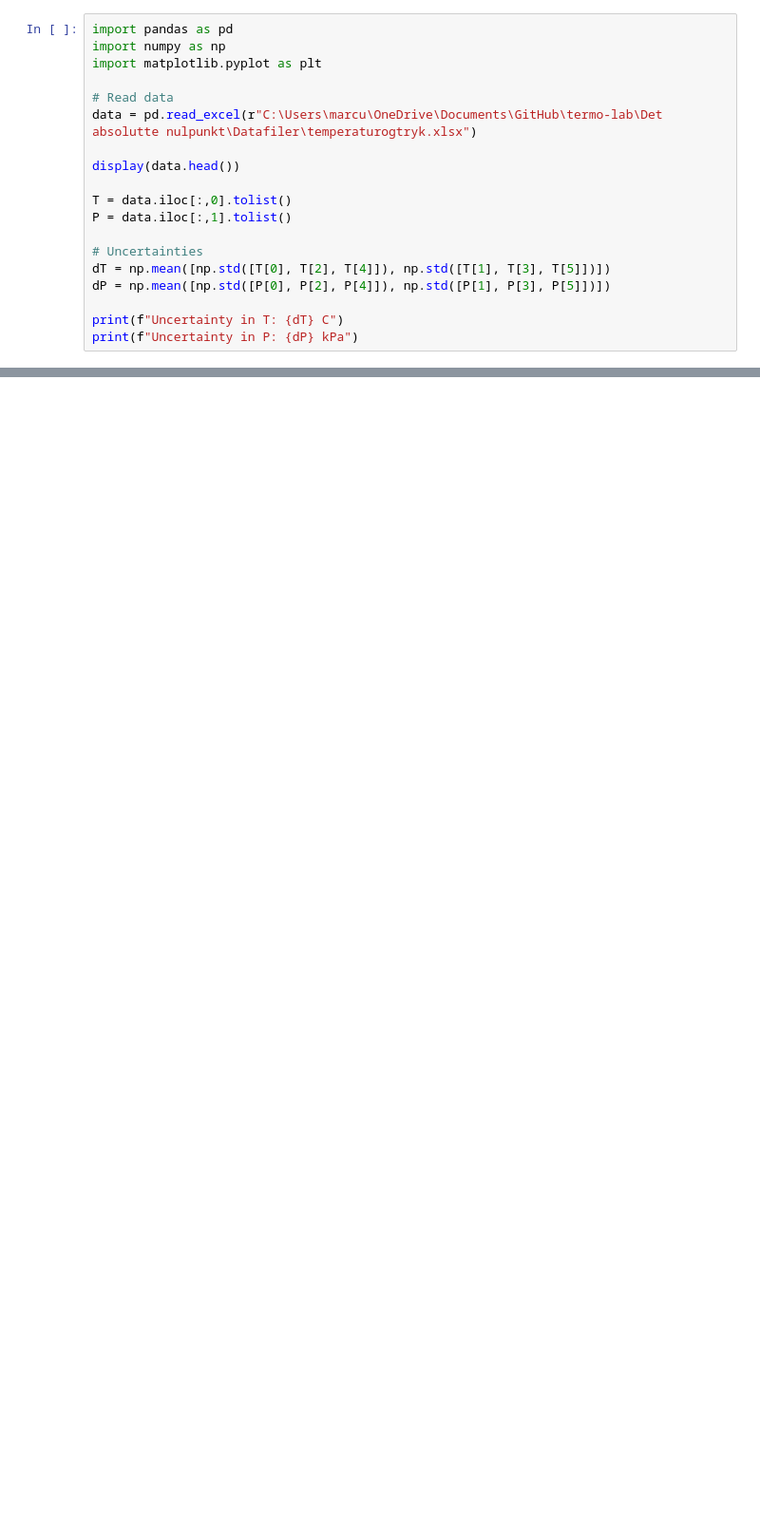
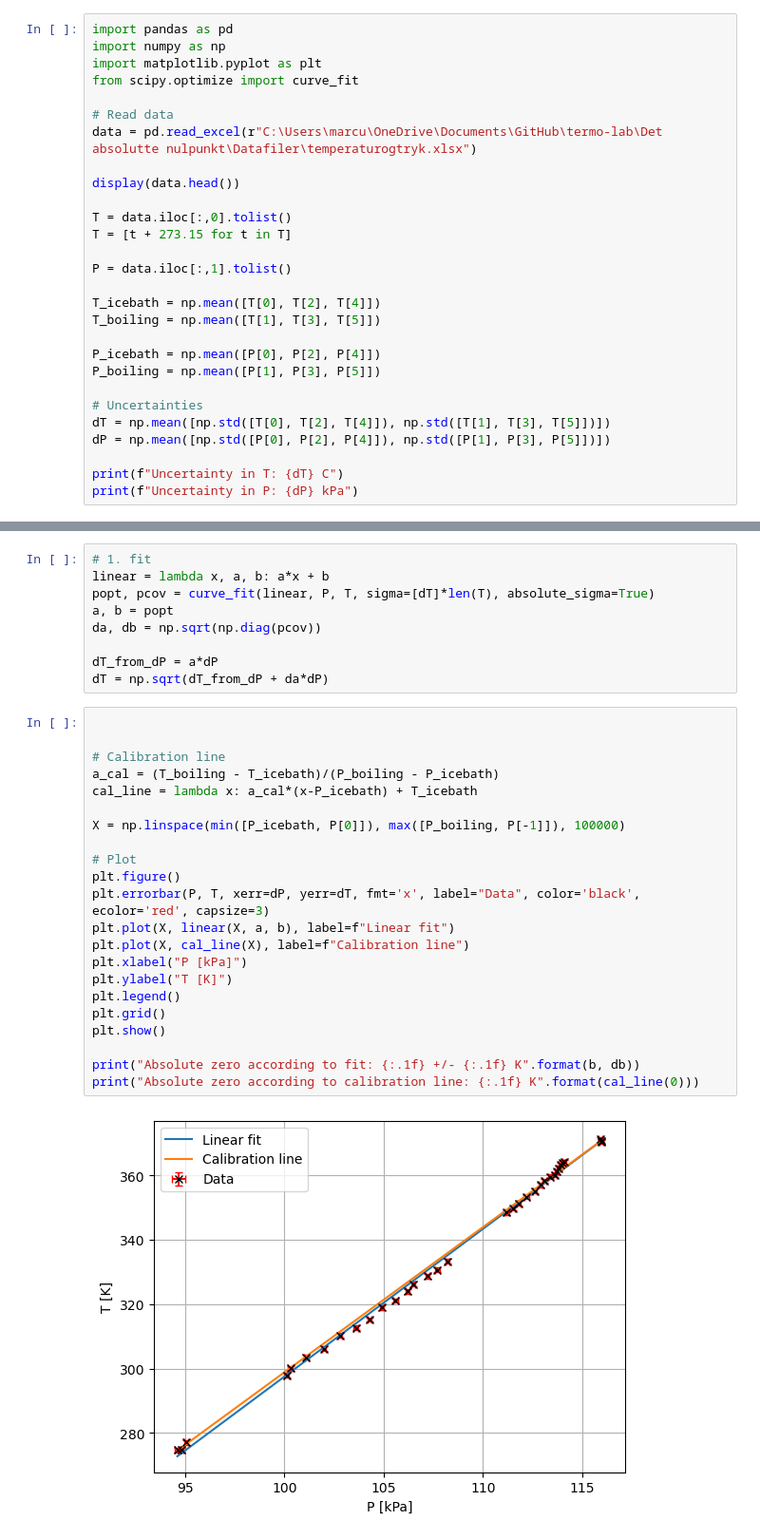
Before and after one commit to Focus9752/termo-lab, a Jupyter notebook: databehandling.ipynb, the cells around one changed output, grey strips where cells are left out. Shown at 95% size. Cells and saved outputs as stored; diff of their text form; blank space fills up the shorter version.

Commit message:
sigma er ikke din ven

```diff
--- a/databehandling.ipynb
+++ b/databehandling.ipynb
@@ -2,6 +2,7 @@
 import pandas as pd
 import numpy as np
 import matplotlib.pyplot as plt
+from scipy.optimize import curve_fit
 
 # Read data
 data = pd.read_excel(r"C:\Users\marcu\OneDrive\Documents\GitHub\termo-lab\Det absolutte nulpunkt\Datafiler\temperaturogtryk.xlsx")
@@ -9,7 +10,15 @@ data = pd.read_excel(r"C:\Users\marcu\OneDrive\Documents\GitHub\termo-lab\Det ab
 display(data.head())
 
 T = data.iloc[:,0].tolist()
+T = [t + 273.15 for t in T]
+
 P = data.iloc[:,1].tolist()
+
+T_icebath = np.mean([T[0], T[2], T[4]])
+T_boiling = np.mean([T[1], T[3], T[5]])
+
+P_icebath = np.mean([P[0], P[2], P[4]])
+P_boiling = np.mean([P[1], P[3], P[5]])
 
 # Uncertainties
 dT = np.mean([np.std([T[0], T[2], T[4]]), np.std([T[1], T[3], T[5]])])
@@ -28,0 +40,33 @@ Uncertainty in P: 0.10538683435188675 kPa
+# %%
+# 1. fit
+linear = lambda x, a, b: a*x + b
+popt, pcov = curve_fit(linear, P, T, sigma=[dT]*len(T), absolute_sigma=True)
+a, b = popt
+da, db = np.sqrt(np.diag(pcov))
+
+dT_from_dP = a*dP
+dT = np.sqrt(dT_from_dP + da*dP)
+# %%
+
+
+# Calibration line
+a_cal = (T_boiling - T_icebath)/(P_boiling - P_icebath)
+cal_line = lambda x: a_cal*(x-P_icebath) + T_icebath
+
+X = np.linspace(min([P_icebath, P[0]]), max([P_boiling, P[-1]]), 100000)
+
+# Plot
+plt.figure()
+plt.errorbar(P, T, xerr=dP, yerr=dT, fmt='x', label="Data", color='black', ecolor='red', capsize=3)
+plt.plot(X, linear(X, a, b), label=f"Linear fit")
+plt.plot(X, cal_line(X), label=f"Calibration line")
+plt.xlabel("P [kPa]")
+plt.ylabel("T [K]")
+plt.legend()
+plt.grid()
+plt.show()
+
+print("Absolute zero according to fit: {:.1f} +/- {:.1f} K".format(b, db))
+print("Absolute zero according to calibration line: {:.1f} K".format(cal_line(0)))
+# %% [output]
+[figure, added]
```
Also changed, not shown: parts of 4 cells of this notebook, 1 other file.
